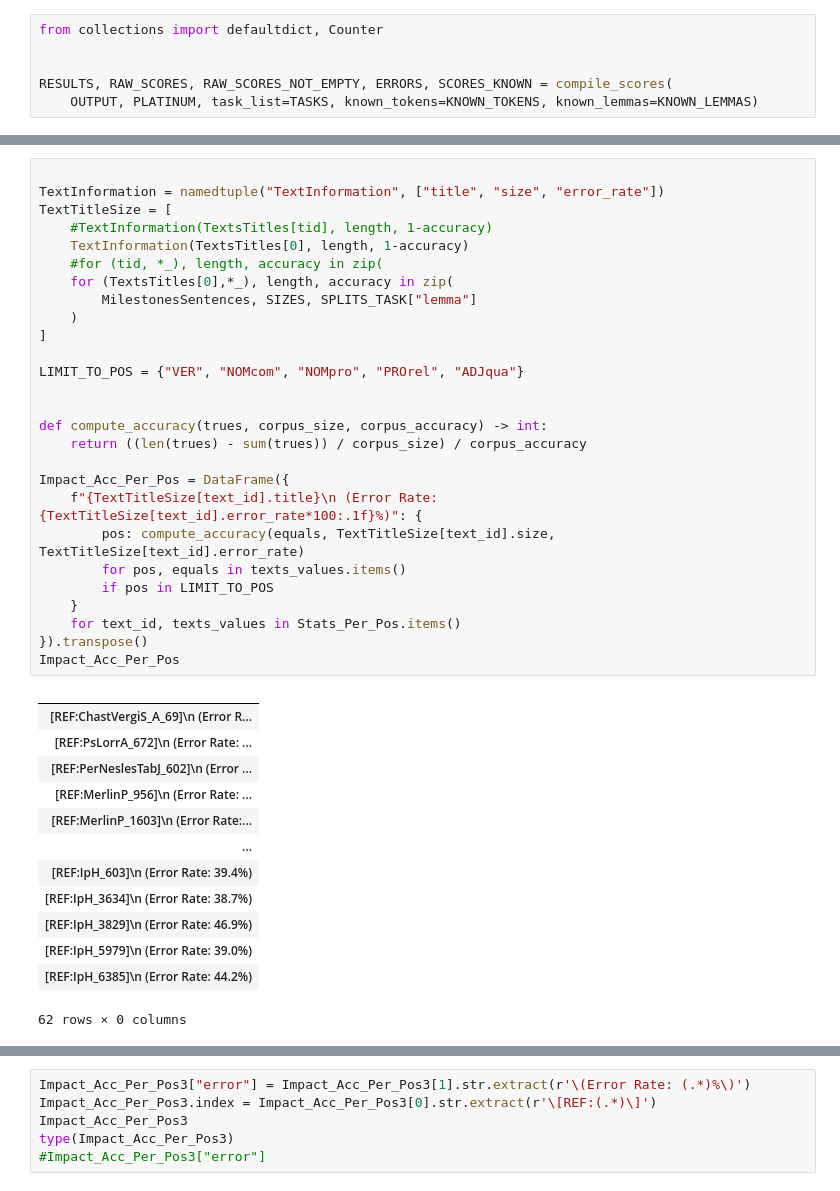
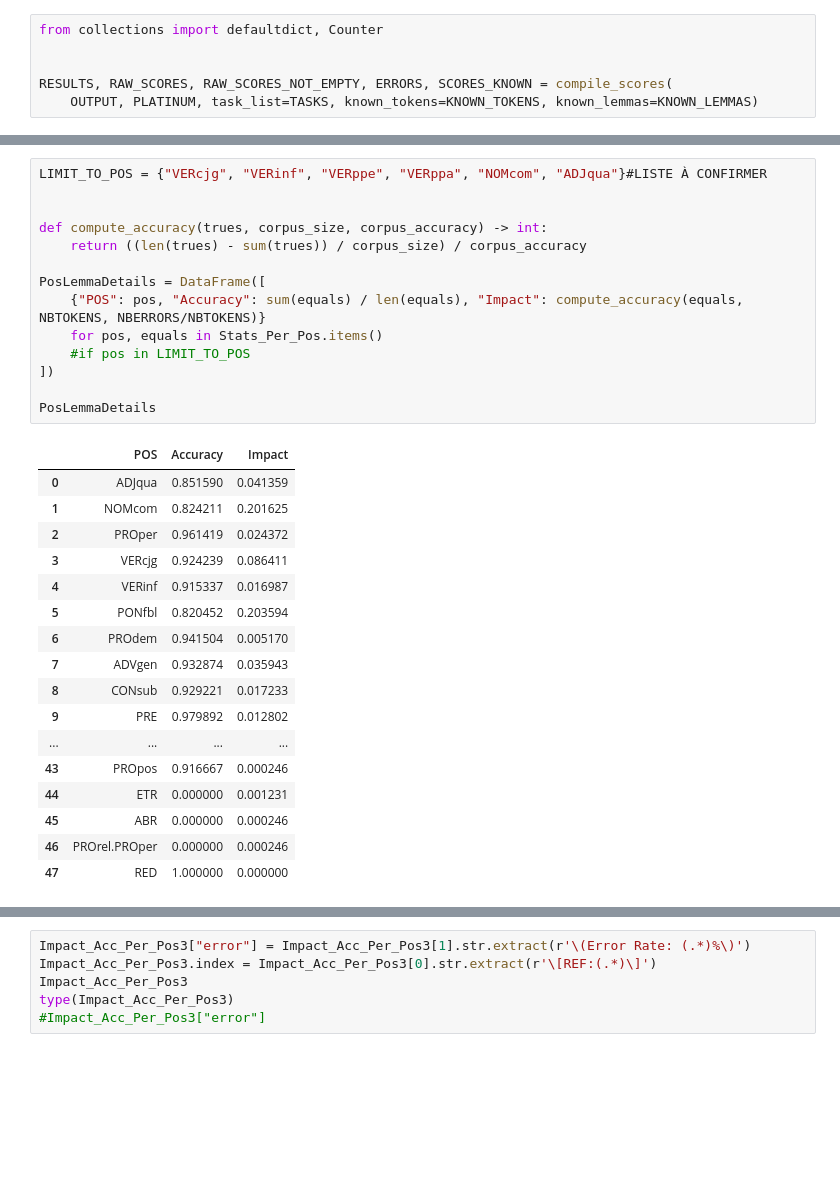
Before and after one commit to LucenceIng/evaluationModeleCILPR, a Jupyter notebook: recupLexemesVThibaultC.ipynb, the cells around one changed output, grey strips where cells are left out. Cells and saved outputs as stored; diff of their text form; blank space fills up the shorter version.

```diff
--- a/recupLexemesVThibaultC.ipynb
+++ b/recupLexemesVThibaultC.ipynb
@@ -336,44 +281,35 @@ defaultdict(<function __main__.<lambda>()>,
 # %%
-
-TextInformation = namedtuple("TextInformation", ["title", "size", "error_rate"])
-TextTitleSize = [
-    #TextInformation(TextsTitles[tid], length, 1-accuracy)
-    TextInformation(TextsTitles[0], length, 1-accuracy)
-    #for (tid, *_), length, accuracy in zip(
-    for (TextsTitles[0],*_), length, accuracy in zip(
-        MilestonesSentences, SIZES, SPLITS_TASK["lemma"]
-    )
-]
-
-LIMIT_TO_POS = {"VER", "NOMcom", "NOMpro", "PROrel", "ADJqua"}
+LIMIT_TO_POS = {"VERcjg", "VERinf", "VERppe", "VERppa", "NOMcom", "ADJqua"}#LISTE À CONFIRMER
 
 
 def compute_accuracy(trues, corpus_size, corpus_accuracy) -> int:
     return ((len(trues) - sum(trues)) / corpus_size) / corpus_accuracy
 
-Impact_Acc_Per_Pos = DataFrame({
-    f"{TextTitleSize[text_id].title}\n (Error Rate: {TextTitleSize[text_id].error_rate*100:.1f}%)": {
-        pos: compute_accuracy(equals, TextTitleSize[text_id].size, TextTitleSize[text_id].error_rate)
-        for pos, equals in texts_values.items()
-        if pos in LIMIT_TO_POS
-    }
-    for text_id, texts_values in Stats_Per_Pos.items()
-}).transpose()
-Impact_Acc_Per_Pos
+PosLemmaDetails = DataFrame([
+    {"POS": pos, "Accuracy": sum(equals) / len(equals), "Impact": compute_accuracy(equals, NBTOKENS, NBERRORS/NBTOKENS)}
+    for pos, equals in Stats_Per_Pos.items()
+    #if pos in LIMIT_TO_POS
+])
+
+PosLemmaDetails
 # %% [output]
-|  |
-| [REF:ChastVergiS_A_69]\n (Error R... |
-| [REF:PsLorrA_672]\n (Error Rate: ... |
-| [REF:PerNeslesTabJ_602]\n (Error ... |
-| [REF:MerlinP_956]\n (Error Rate: ... |
-| [REF:MerlinP_1603]\n (Error Rate:... |
-| ... |
-| [REF:IpH_603]\n (Error Rate: 39.4%) |
-| [REF:IpH_3634]\n (Error Rate: 38.7%) |
-| [REF:IpH_3829]\n (Error Rate: 46.9%) |
-| [REF:IpH_5979]\n (Error Rate: 39.0%) |
-| [REF:IpH_6385]\n (Error Rate: 44.2%) |
+|  | POS | Accuracy | Impact |
+| 0 | ADJqua | 0.851590 | 0.041359 |
+| 1 | NOMcom | 0.824211 | 0.201625 |
+| 2 | PROper | 0.961419 | 0.024372 |
+| 3 | VERcjg | 0.924239 | 0.086411 |
+| 4 | VERinf | 0.915337 | 0.016987 |
+| 5 | PONfbl | 0.820452 | 0.203594 |
+| 6 | PROdem | 0.941504 | 0.005170 |
+| 7 | ADVgen | 0.932874 | 0.035943 |
+| 8 | CONsub | 0.929221 | 0.017233 |
+| 9 | PRE | 0.979892 | 0.012802 |
+| ... | ... | ... | ... |
+| 43 | PROpos | 0.916667 | 0.000246 |
+| 44 | ETR | 0.000000 | 0.001231 |
+| 45 | ABR | 0.000000 | 0.000246 |
+| 46 | PROrel.PROper | 0.000000 | 0.000246 |
+| 47 | RED | 1.000000 | 0.000000 |
-62 rows × 0 columns
 # %%
 ##mes modifs
 Impact_Acc_Per_Pos2 = Impact_Acc_Per_Pos.reset_index(level=0)
```
Also changed, not shown: parts of 23 cells of this notebook.
